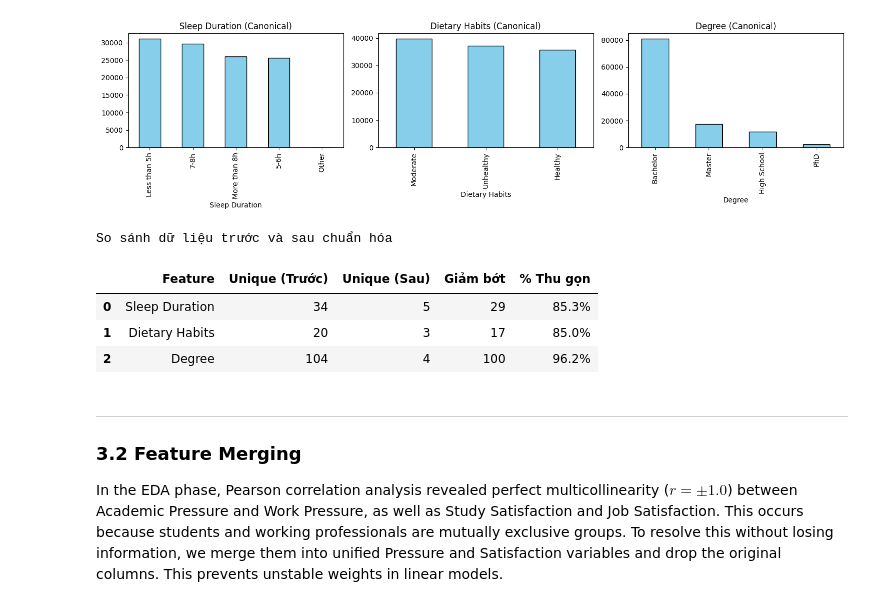
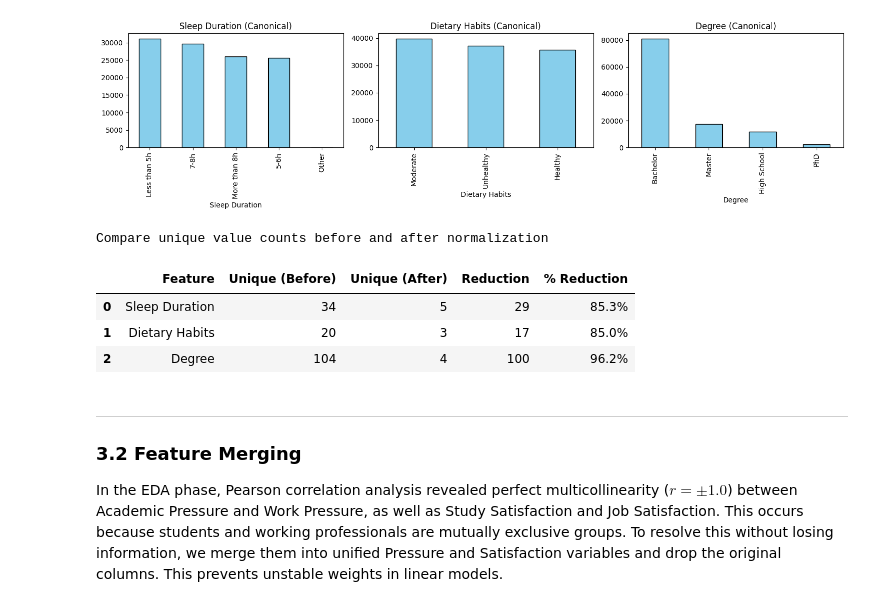
Before and after one commit to quanpro147/Exploring-Mental-Health-Data, a Jupyter notebook: notebooks/feat_engineering.ipynb, the cells around one changed output. Drawn from its saved outputs; the diff is of its cells as text; code cells hidden in the pictures.

```diff
--- a/notebooks/feat_engineering.ipynb
+++ b/notebooks/feat_engineering.ipynb
@@ -147,28 +147,28 @@ plt.show()
 # %%
 def summary_unique_values(df_old, df_new, columns):
     stats = []
     for col in columns:
         if col in df_old.columns and col in df_new.columns:
             unq_before = df_old[col].nunique()
             unq_after = df_new[col].nunique()
             reduction = unq_before - unq_after
 
             stats.append({
                 "Feature": col,
-                "Unique (Trước)": unq_before,
-                "Unique (Sau)": unq_after,
-                "Giảm bớt": reduction,
-                "% Thu gọn": f"{(reduction/unq_before)*100:.1f}%" if unq_before > 0 else "0%"
+                "Unique (Before)": unq_before,
+                "Unique (After)": unq_after,
+                "Reduction": reduction,
+                "% Reduction": f"{(reduction/unq_before)*100:.1f}%" if unq_before > 0 else "0%"
             })
 
     df_stats = pd.DataFrame(stats)
-    print("So sánh dữ liệu trước và sau chuẩn hóa")
+    print("Compare unique value counts before and after normalization")
     return df_stats
 
 summary_unique_values(train_df_before, train, cols)
 # %% [output]
-So sánh dữ liệu trước và sau chuẩn hóa
+Compare unique value counts before and after normalization
-|  | Feature | Unique (Trước) | Unique (Sau) | Giảm bớt | % Thu gọn |
+|  | Feature | Unique (Before) | Unique (After) | Reduction | % Reduction |
 | 0 | Sleep Duration | 34 | 5 | 29 | 85.3% |
 | 1 | Dietary Habits | 20 | 3 | 17 | 85.0% |
 | 2 | Degree | 104 | 4 | 100 | 96.2% |
```
Also changed, not shown: parts of 10 cells of this notebook, 2 other files.
